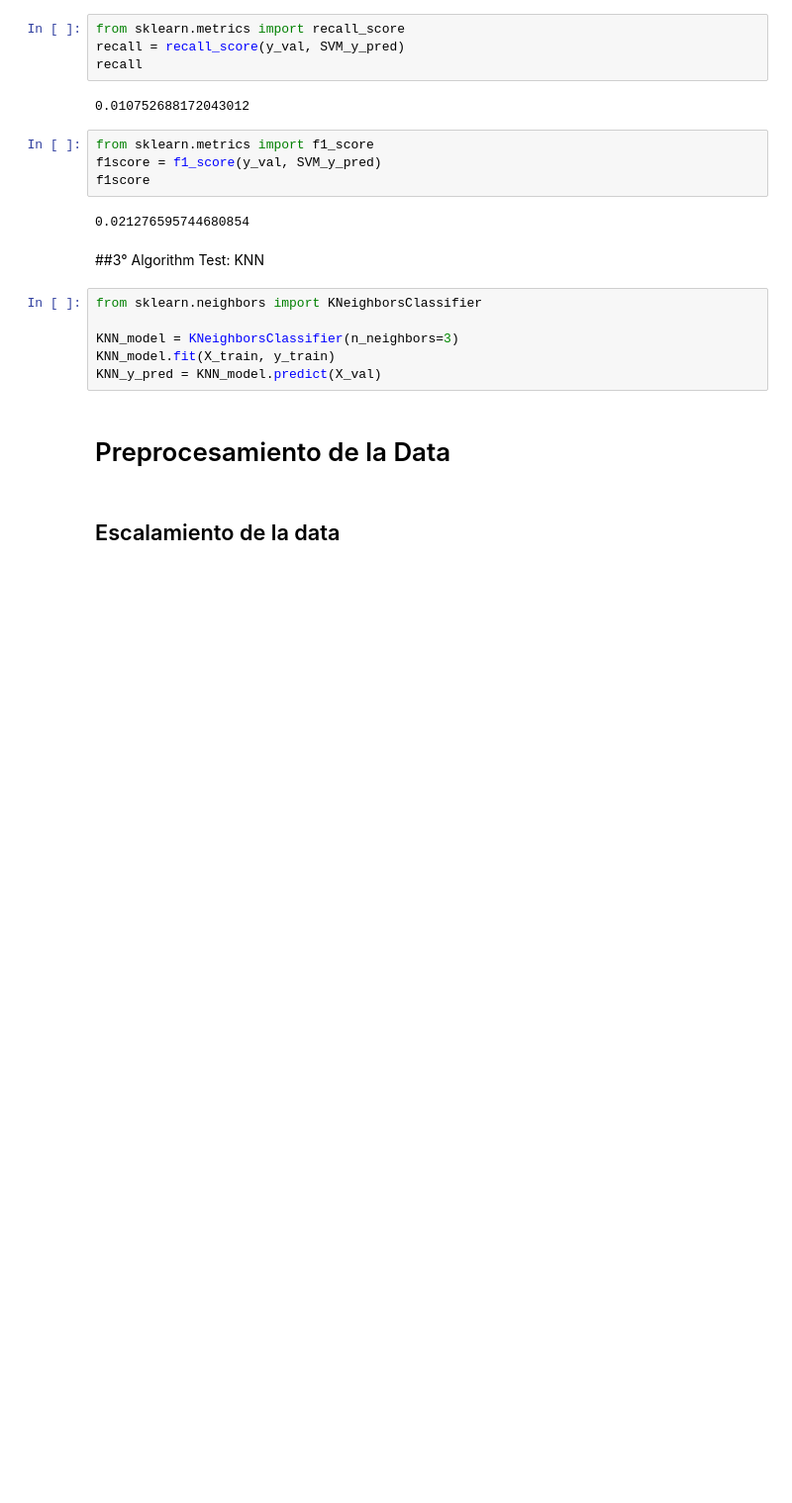
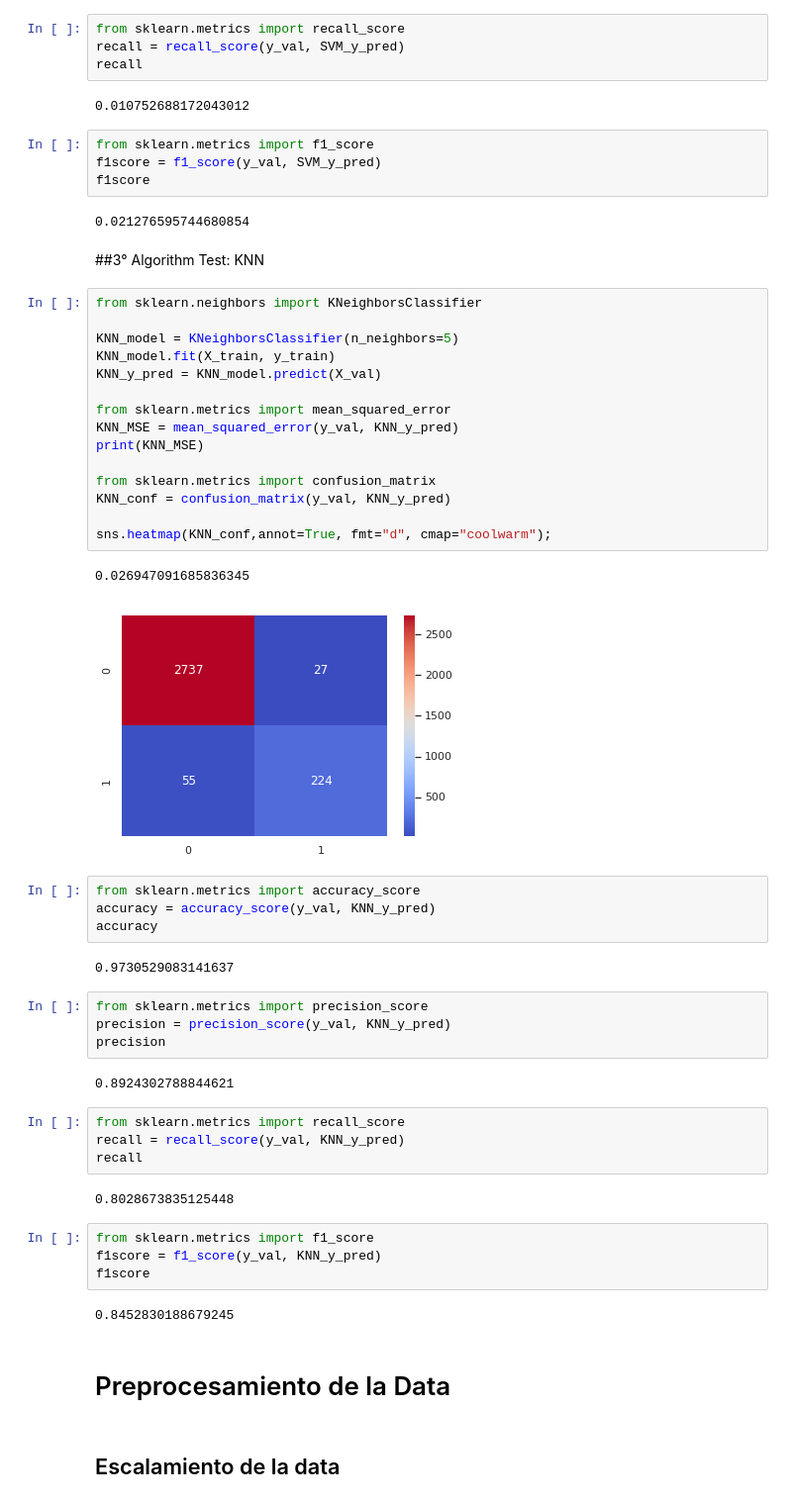
Before and after one commit to MrCycler/ML_PULSAR_CLASSIFICATION_PROJECT, a Jupyter notebook: BALANCEO DE DATA/SMOTE.ipynb, the cells around one changed output. Shown: that part at 99% size. Cells and saved outputs as stored; diff of their text form; blank space fills up the shorter version.

```diff
--- a/BALANCEO DE DATA/SMOTE.ipynb
+++ b/BALANCEO DE DATA/SMOTE.ipynb
@@ -402,9 +142,45 @@ f1score
 # %%
 from sklearn.neighbors import KNeighborsClassifier
 
-KNN_model = KNeighborsClassifier(n_neighbors=3)
+KNN_model = KNeighborsClassifier(n_neighbors=5)
 KNN_model.fit(X_train, y_train)
 KNN_y_pred = KNN_model.predict(X_val)
+
+from sklearn.metrics import mean_squared_error
+KNN_MSE = mean_squared_error(y_val, KNN_y_pred)
+print(KNN_MSE)
+
+from sklearn.metrics import confusion_matrix
+KNN_conf = confusion_matrix(y_val, KNN_y_pred)
+
+sns.heatmap(KNN_conf,annot=True, fmt="d", cmap="coolwarm");
+# %% [output]
+0.026947091685836345
+[figure, added]
+# %%
+from sklearn.metrics import accuracy_score
+accuracy = accuracy_score(y_val, KNN_y_pred)
+accuracy
+# %% [output]
+0.9730529083141637
+# %%
+from sklearn.metrics import precision_score
+precision = precision_score(y_val, KNN_y_pred)
+precision
+# %% [output]
+0.8924302788844621
+# %%
+from sklearn.metrics import recall_score
+recall = recall_score(y_val, KNN_y_pred)
+recall
+# %% [output]
+0.8028673835125448
+# %%
+from sklearn.metrics import f1_score
+f1score = f1_score(y_val, KNN_y_pred)
+f1score
+# %% [output]
+0.8452830188679245
 # %% [markdown]
 # Preprocesamiento de la Data
 # %% [markdown]
```
Also changed, not shown: parts of 30 cells of this notebook.
